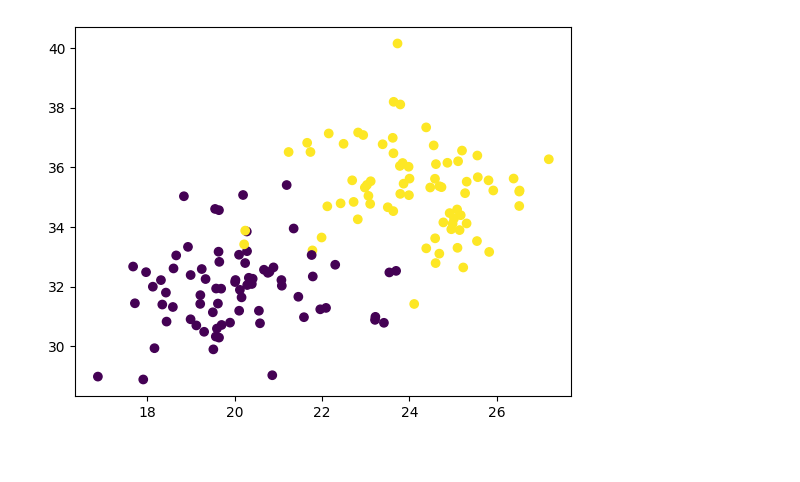
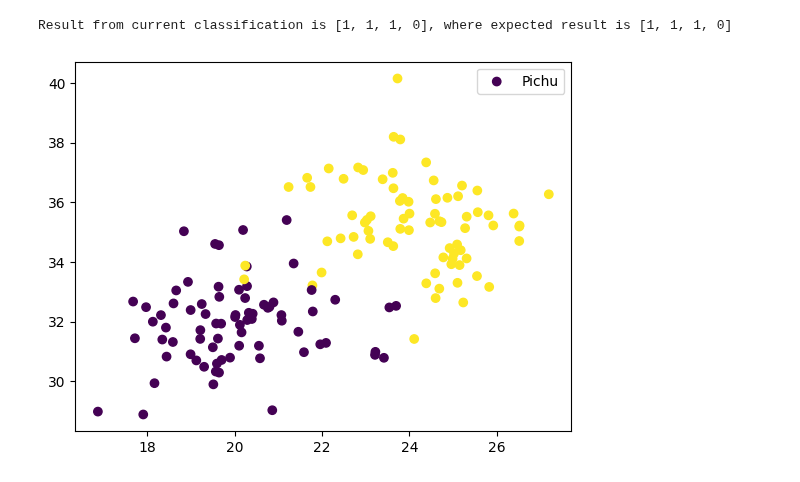
Before and after one commit to DorotaBjoorn/Python-Dorota-Bjoorn, a Jupyter notebook: Labs/Lab02.ipynb, the cells around one changed output. Drawn from its saved outputs; the diff is of its cells as text; code cells hidden in the pictures.

Commit message:
Test data saved in list and classified in model

```diff
--- a/Labs/Lab02.ipynb
+++ b/Labs/Lab02.ipynb
@@ -1,25 +1,56 @@
 # %%
 import matplotlib.pyplot as plt
 import numpy as np
+import math
 
-with open ("../Labs/Data_labs/Lab02_datapoints.txt", "r") as datafile:
+with open ("../Labs/Data_labs/Lab02_datapoints.txt", "r") as data_file:
     # Reading in data where each line is a string in a list. [1:] removes the header line
-    datapoints_list_initial = datafile.readlines()[1:]
+    datapoints_list_initial = data_file.readlines()[1:]
 
     # crating data_point_list: [[width, hight, label], [width, hight, label], ...]
     data_point_list = []
     for line in datapoints_list_initial:
         (width, hight, label) = line.split(",")
         width = float(width)
         hight = float(hight)
         label = int(label)
         data_point_list.append([width, hight, label])
 
     # changing list to an array
-    data_point_aray = np.array(data_point_list)
+    data_point_array = np.array(data_point_list)
 
     # plotting both label cathegories in same scatter plot
-    plt.scatter(data_point_aray[:,0], data_point_aray[:,1], c=data_point_aray[:,2])
-    plt.show()
+    plt.scatter(data_point_array[:,0], data_point_array[:,1], c=data_point_array[:,2])
+    plt.legend(["Pichu","Pikachu"]) #???????????? how to get in both labels????????????????????????????????????
+
+
+with open("../Labs/Data_labs/Lab02_testpoints.txt", "r") as test_file:
+    # Reading in data where each line is a string in a list. [1:] removes the header line
+    testpoints_list_initial = test_file.readlines()[1:]
+
+    # creating a test point list [[width, hight], [width, hihgt], ...]
+    test_point_list =[]
+    for line in testpoints_list_initial:
+        line = line.split("(")[1]               # splits at ( and keeps everything that is after by indicating [1]
+        line = line.split(")")[0]               # splits at ) and keeps everything that is before by indicating [0]
+        (width_test, hight_test) = line.split(",")        # splits at , and keeps what is before as width and after as hight
+        width_test = float(width_test)
+        hight_test = float(hight_test)
+        test_point_list.append([width_test, hight_test])
+
+    # creating a distance list for a test point [[distance, label], [distance, label], ...]. Once list is created it is sorted
+    # and label corresponding to the top position (lowest distance) is appended to a label list.append
+    # Same is repeted for all 4 test point resulting i a label list [label from test 1, label from test 2, ...]
+    classification_list = []
+    for width_test, hight_test in test_point_list:
+        distance_list = []
+        for width, hight, label in data_point_list:
+            distance = math.sqrt((width_test-width)**2+(hight_test-hight)**2)
+            distance_list.append([distance, label])
+            distance_list.sort()
+        classification_list.append(distance_list[0][1])  # from sorted list picking label ([1]) from first row/lowest distance ([0])
+
+    print(f"Result from current classification is {classification_list}, where expected result is [1, 1, 1, 0]")
 # %% [output]
+Result from current classification is [1, 1, 1, 0], where expected result is [1, 1, 1, 0]
-[figure, old version]
+[figure, new version]
```
